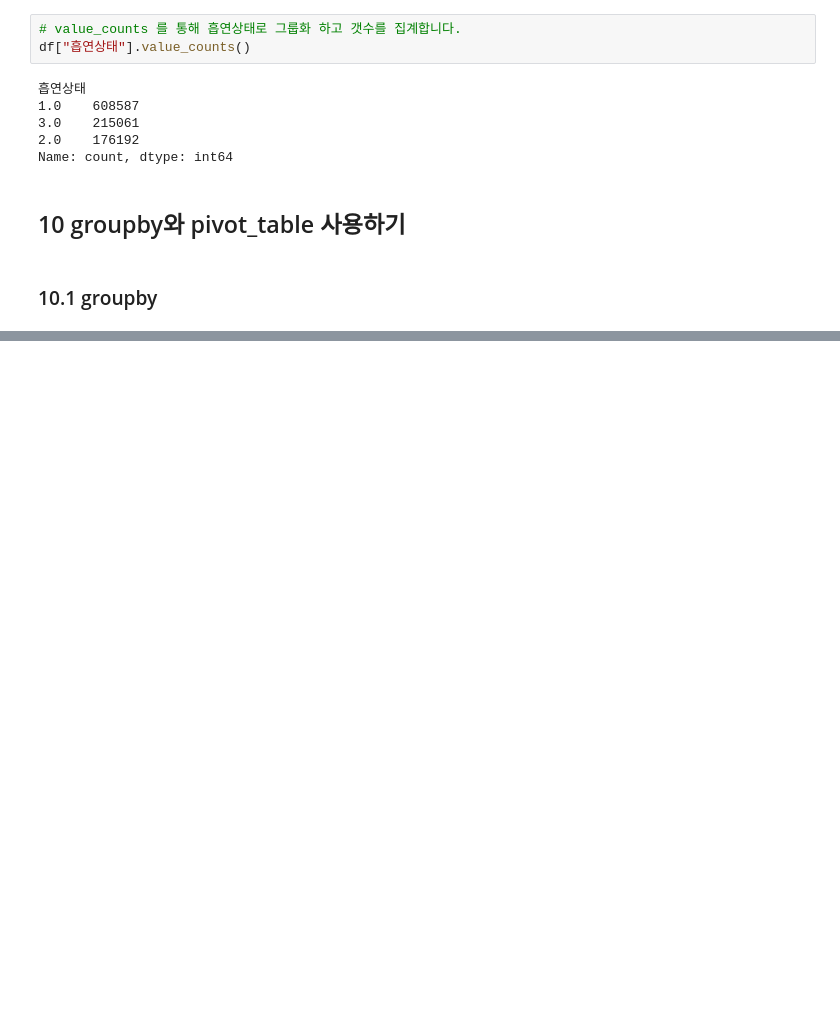
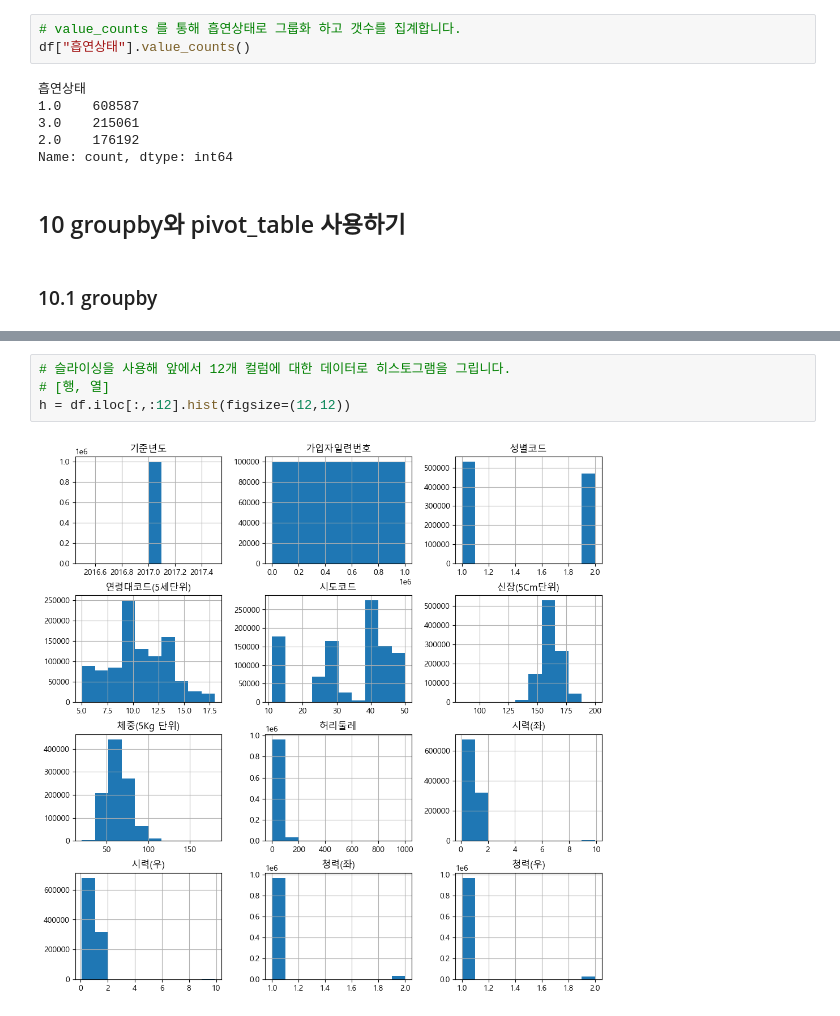
Before and after one commit to jonge5/study-data-analysis, a Jupyter notebook: e_health_analysis-input.ipynb, the cells around one changed output, grey strips where cells are left out. Drawn from its saved outputs; the diff is of its cells as text; blank space fills up the shorter version.

```diff
--- a/e_health_analysis-input.ipynb
+++ b/e_health_analysis-input.ipynb
@@ -242,0 +367,6 @@ Name: count, dtype: int64
+# %%
+# 슬라이싱을 사용해 앞에서 12개 컬럼에 대한 데이터로 히스토그램을 그립니다.
+# [행, 열]
+h = df.iloc[:,:12].hist(figsize=(12,12))
+# %% [output]
+[figure, added]
```
Also changed, not shown: parts of 18 cells of this notebook.
